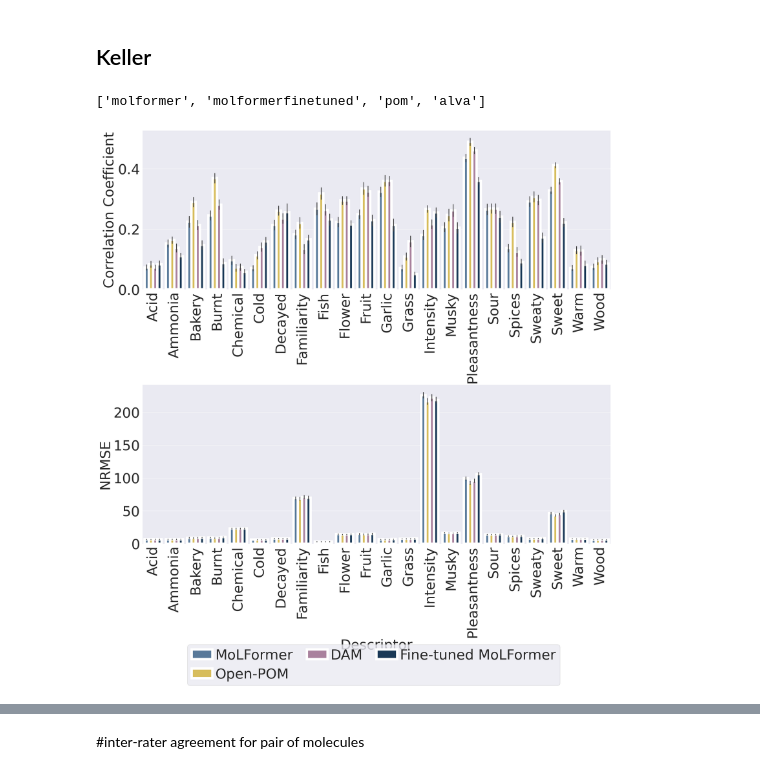
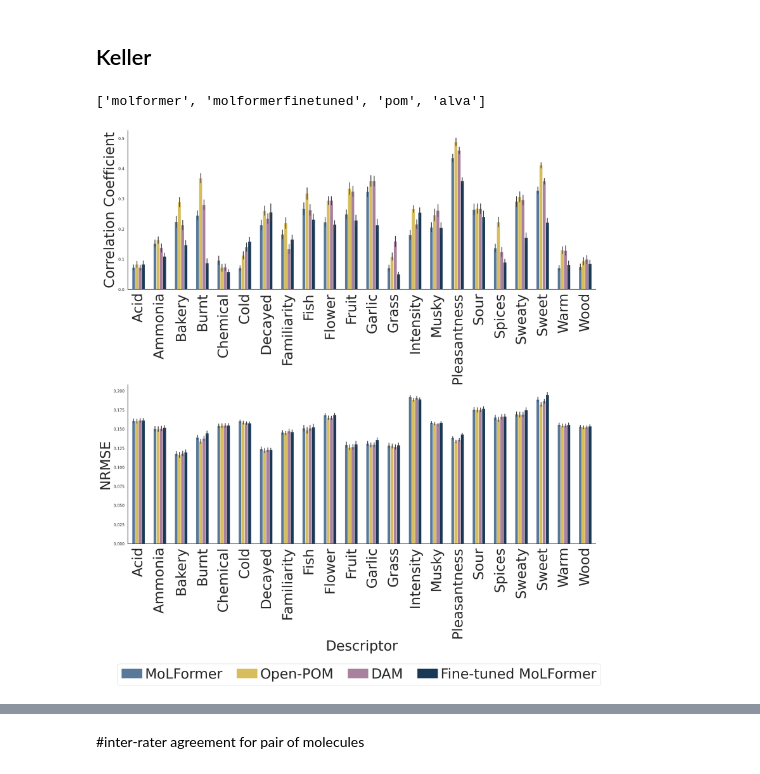
Before and after one commit to Farzaneh-Taleb/MoLFormer_N2024, a Jupyter notebook: Notebooks/regression_visualization.ipynb, the cells around one changed output, grey strips where cells are left out. Drawn from its saved outputs; the diff is of its cells as text; code cells hidden in the pictures.

```diff
--- a/Notebooks/regression_visualization.ipynb
+++ b/Notebooks/regression_visualization.ipynb
@@ -205,9 +290,15 @@ df_keller_mses_molfomerfinetuned=pd.read_csv(base_path+results_path+"df_keller_m
+# %%
+min_max_keller = pd.read_csv(base_path+results_path+"keller_min_max.csv")
+df_keller_mse_pom=normalize_rmse(df_keller_mse_pom,min_max_keller,j=-1)
+df_keller_mse_alva=normalize_rmse(df_keller_mse_alva,min_max_keller,j=-1)
+df_keller_mses_molfomer=normalize_rmse(df_keller_mses_molfomer,min_max_keller,j=-2)
+df_keller_mses_molfomerfinetuned=normalize_rmse(df_keller_mses_molfomerfinetuned,min_max_keller,j=-2)
 # %%
-trend_learning_molformer =  post_process_dataframe(df_keller_corrs_molfomer,df_keller_mses_molfomer,df_keller_corrs_molfomerfinetuned,df_keller_mses_molfomerfinetuned,df_keller_cor_pom,df_keller_cor_alva,df_keller_mse_pom,df_keller_mse_alva,keller_tasks,"keller_regression")
+trend_learning_molformer =  post_process_dataframe(df_keller_corrs_molfomer,df_keller_mses_molfomer,df_keller_corrs_molfomerfinetuned,df_keller_mses_molfomerfinetuned,df_keller_cor_pom,df_keller_cor_alva,df_keller_mse_pom,df_keller_mse_alva,keller_tasks,"figs/keller_regression")
 # trend_learning_molformer['dataset']='keller'
 # %% [output]
 ['molformer', 'molformerfinetuned', 'pom', 'alva']
-[figure, old version]
+[figure, new version]
 # %%
 df_concatenated_keller = proccess_df_for_ICC("keller_predictions.csv", ds='keller',layer=13)
 df_keller_temp = df_keller_temp.rename(columns={'Subject': 'model'})
```
Also changed, not shown: parts of 29 cells of this notebook, 1 other file.
